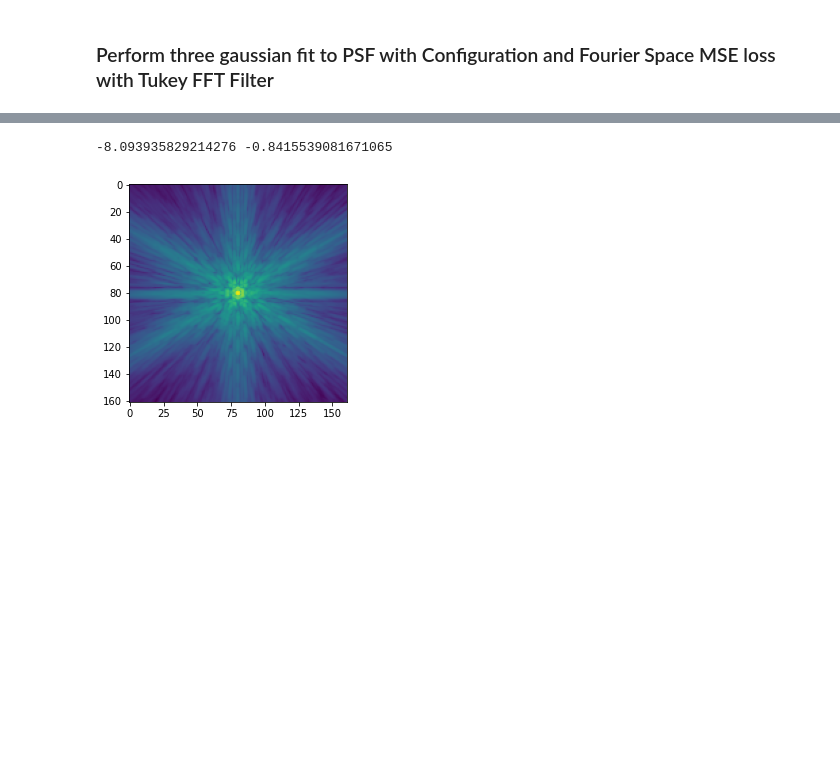
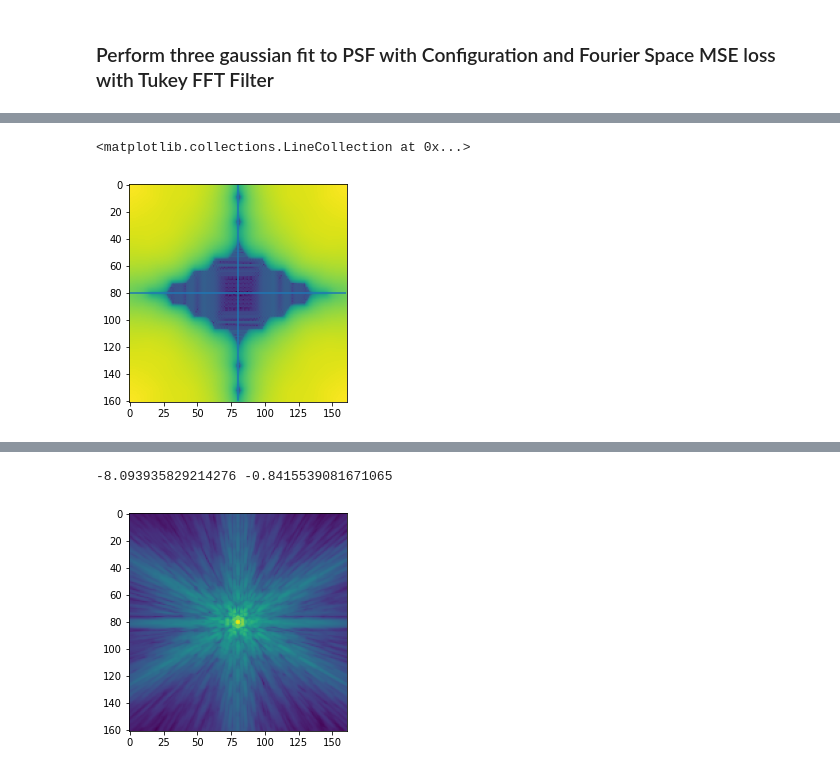
Before and after one commit to brantr/tensorflow-linear-regression, a Jupyter notebook: nircam-psf-fitting.ipynb, the cells around one changed output, grey strips where cells are left out. Cells and saved outputs as stored; diff of their text form; code cells hidden in the pictures; blank space fills up the shorter version.

```diff
--- a/nircam-psf-fitting.ipynb
+++ b/nircam-psf-fitting.ipynb
@@ -989,0 +930,10 @@ nan
+# %%
+#plt.imshow(tf.math.log(tf.math.abs(pred_fft_tuk)))
+#plt.imshow(tf.math.log(tf.math.abs(pred_fft)))
+#plt.imshow(tf.math.log(tf.math.abs(tukey_filter)))
+plt.imshow(tf.math.log(tf.math.abs(data_F200W_fft)))
+plt.hlines(80.,0,160)
+plt.vlines(80.,0,160)
+# %% [output]
+<matplotlib.collections.LineCollection at 0x...>
+[figure, added]
```
Also changed, not shown: parts of 64 cells of this notebook.
